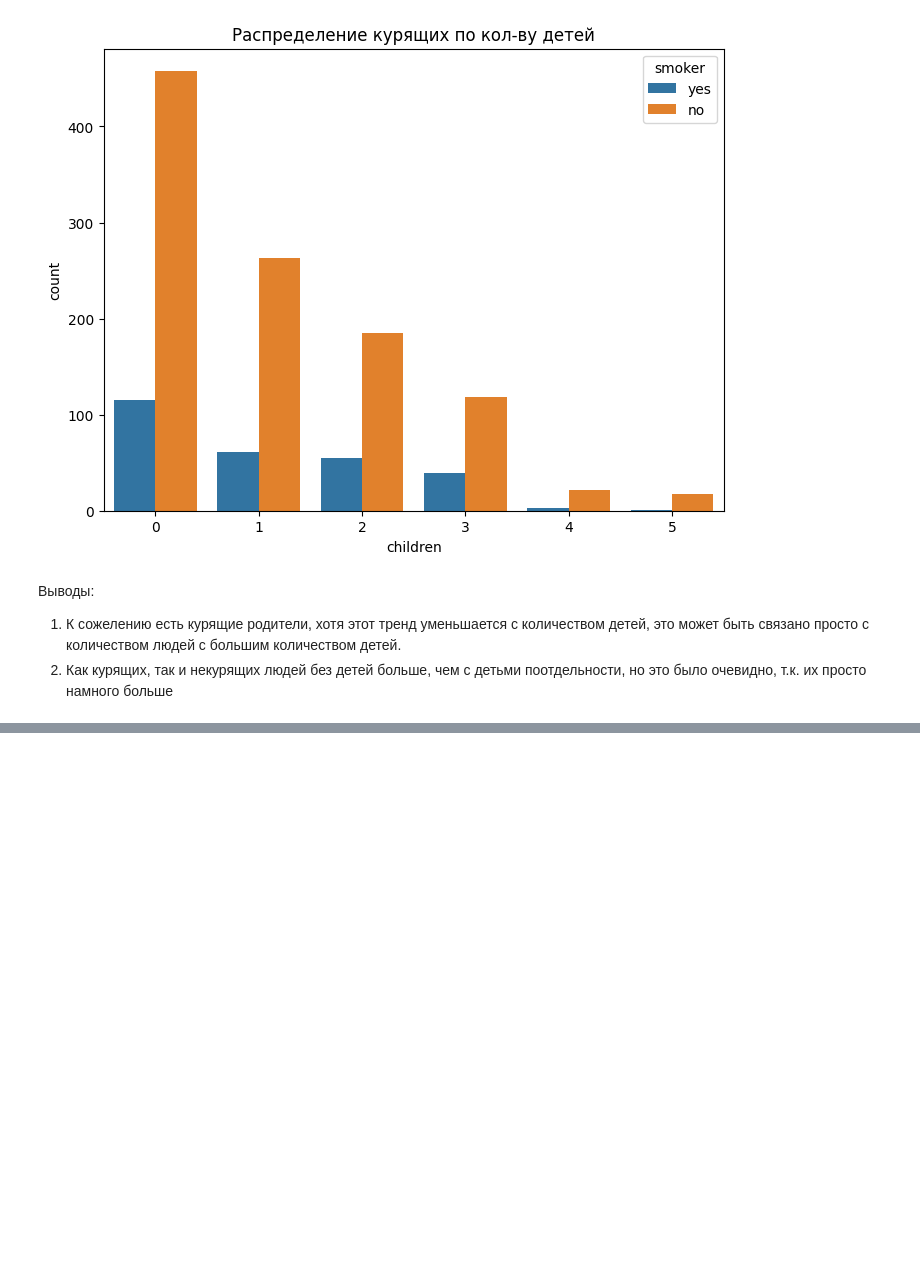
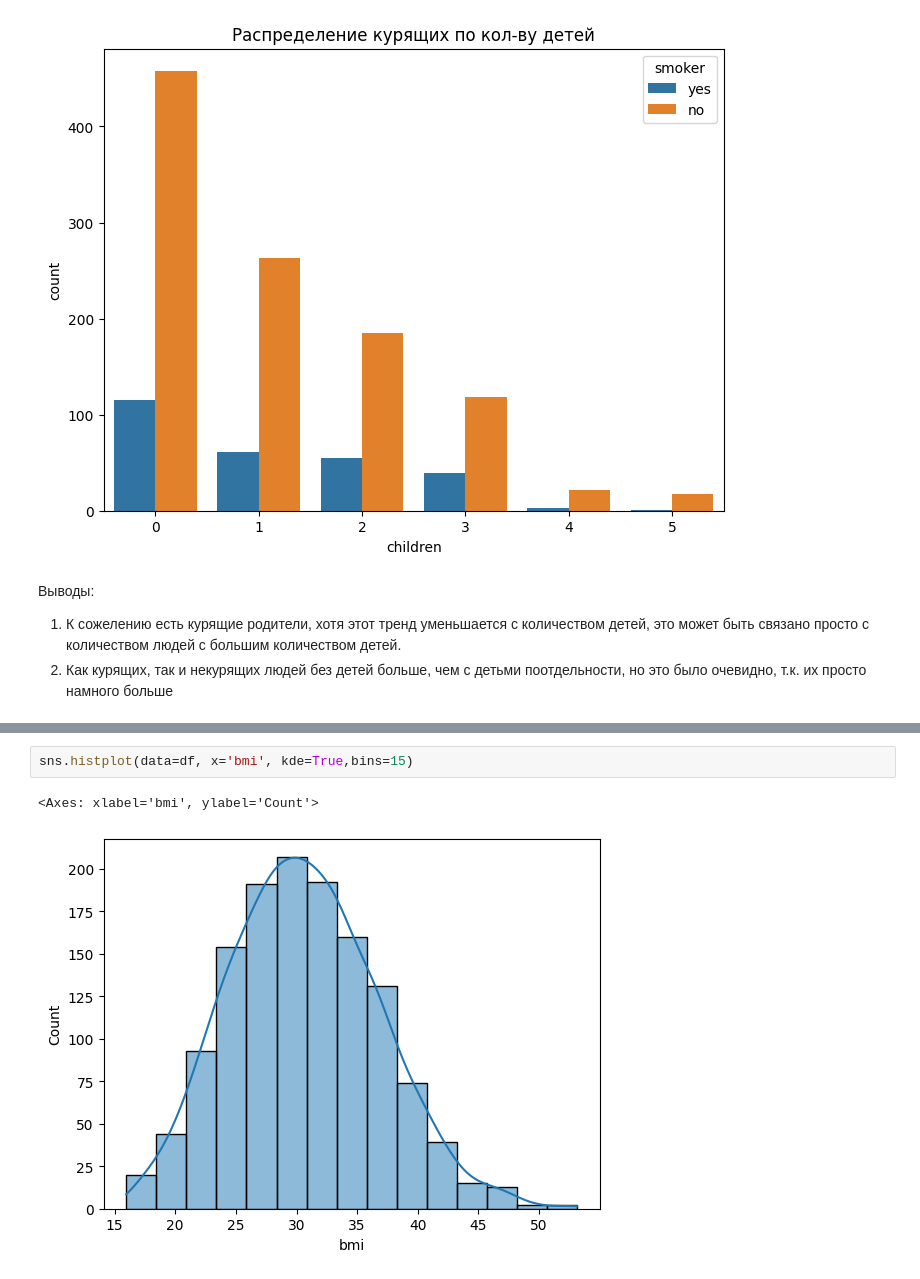
Before and after one commit to IslamDyshoko/insurance-price-predictor, a Jupyter notebook: eda.ipynb, the cells around one changed output, grey strips where cells are left out. Saved outputs shown, nothing was run; the diff lists cells and outputs as text; blank space fills up the shorter version.

```diff
--- a/eda.ipynb
+++ b/eda.ipynb
@@ -175,0 +212,5 @@ plt.show()
+# %%
+sns.histplot(data=df, x='bmi', kde=True,bins=15)
+# %% [output]
+<Axes: xlabel='bmi', ylabel='Count'>
+[figure, added]
```
Also changed, not shown: parts of 20 cells of this notebook.
